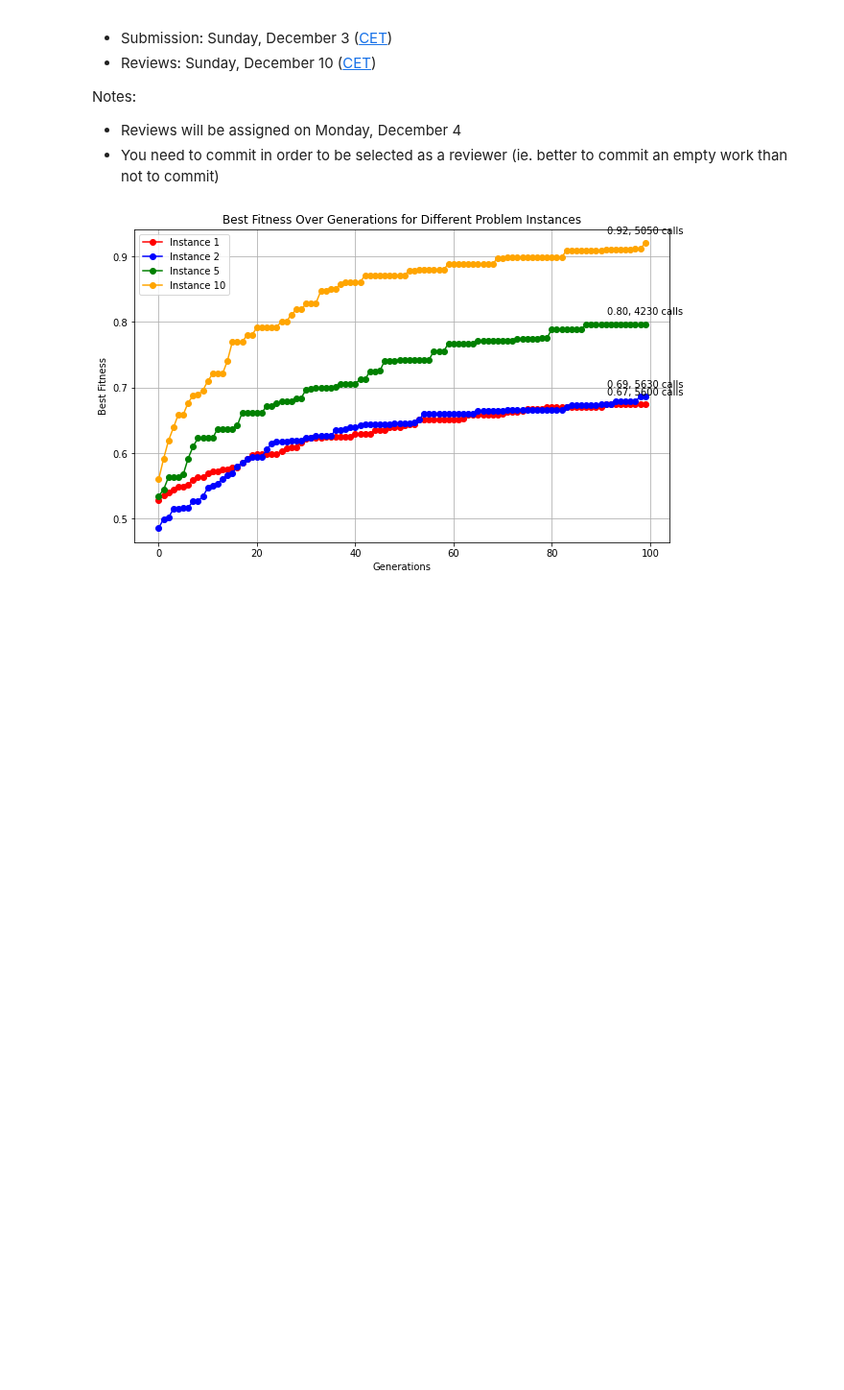
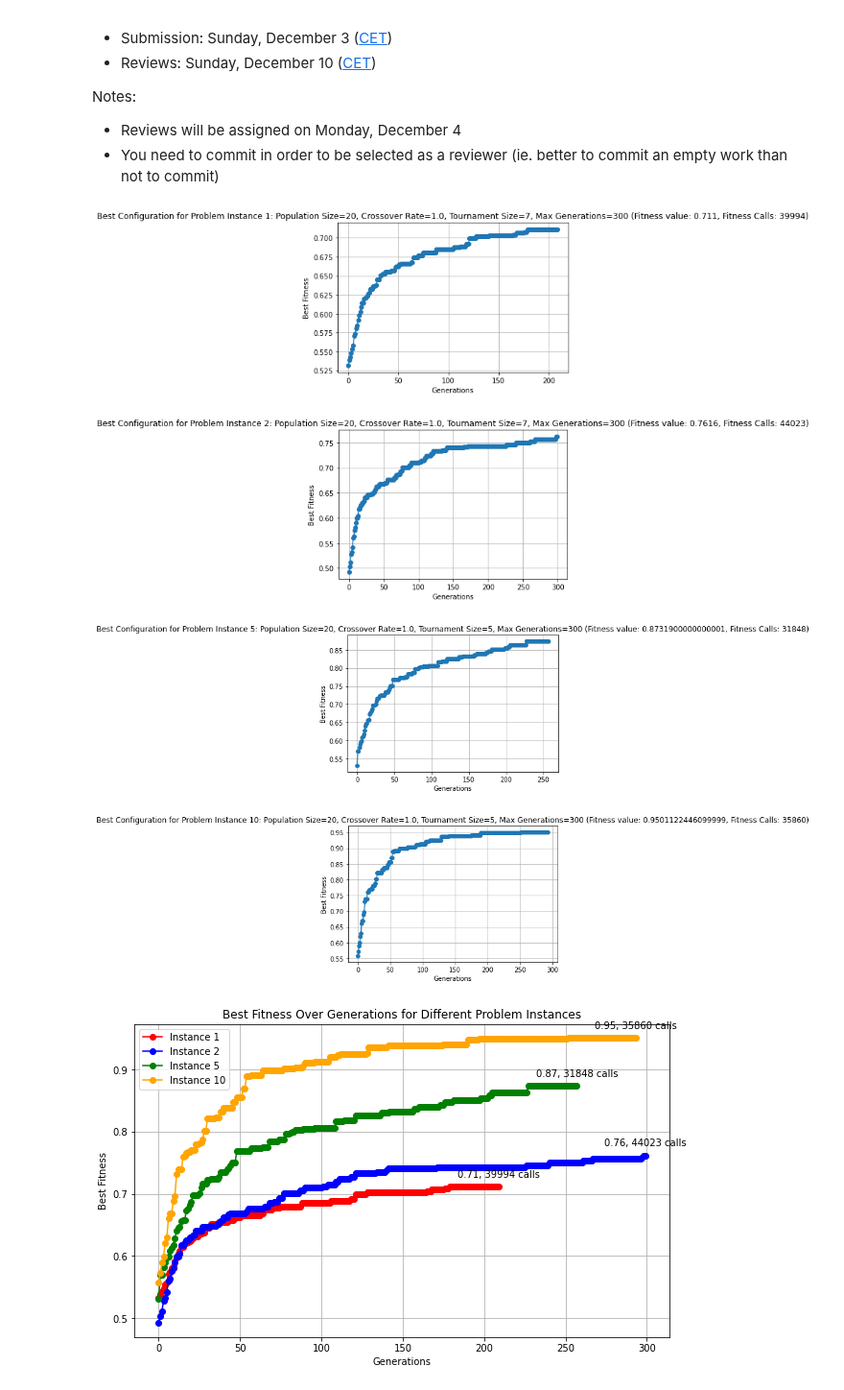
Before and after one commit to s316467/Computational-Intelligence-23-24, a Jupyter notebook: Labs/Lab9/lab2.ipynb, the cells around one changed output. Shown at 96% size. Saved outputs shown, nothing was run; the diff lists cells and outputs as text; code cells hidden in the pictures; blank space fills up the shorter version.

```diff
--- a/Labs/Lab9/lab2.ipynb
+++ b/Labs/Lab9/lab2.ipynb
@@ -91,10 +91,11 @@ tournament_sizes = [3, 5, 7] # Advised by professor
 problem_instances = [1, 2, 5, 10] # Requirement of the assignment
 
 # Parameter (modifiable)
-max_generations = [100] # Other iterations number are too long to run
-population_sizes = [10] # [50, 100, 200, 500] # unuseful most of the times trying with other settings
+lambda_ = 15  # Number of offspring, usually lambda > mu
+max_generations = [300] # Other iterations number are too long to run
+population_sizes = [20] # [50, 100, 200, 500] # also called mi # unuseful most of the times trying with other settings
 crossover_rates = [0.6, 0.8, 1.0]
-convergence_threshold = 10  # Number of generations without improvement to trigger termination
+convergence_threshold = 30  # Number of generations without improvement to trigger termination
 
 # Record keeping
 best_fitness_per_instance_and_combination = {}
@@ -140,13 +141,20 @@ for problem_instance_number in problem_instances:
                 elite = elitism(population, fitness_values)
                 new_population = elite.copy()
 
-                while len(new_population) < population_size:
+                # Create offspring through crossover and mutation
+                offspring = []
+                while len(offspring) < lambda_:
                     parent1, parent2 = tournament_selection(population, fitness_values, tournament_size)
                     child = crossover(parent1, parent2, crossover_rate)
                     child = mutate(child, mutation_rate)
-                    new_population.append(child)
+                    offspring.append(child)
 
-                population = new_population[:population_size]
+                combined_population = new_population + offspring
+
+                combined_fitness_values = [fitness_cache.setdefault(tuple(individual), fitness_function(individual)) for individual in combined_population]
+
+                sorted_combined = sorted(zip(combined_population, combined_fitness_values), key=lambda x: x[1], reverse=True)
+                population = [individual for individual, _ in sorted_combined[:population_size]]
 
             total_fitness_calls = fitness_function.calls
             key = (problem_instance_number, population_size, crossover_rate, tournament_size, max_generation)
@@ -191,35 +199,51 @@ for problem_instance_number in problem_instances:
         plt.grid(True)
         plt.show()
 """
+# Plotting the highest fitness for each problem instance
+for problem_instance_number in problem_instances:
+    highest_fitness, configuration, fitness_calls = highest_fitness_per_instance[problem_instance_number]
+    if configuration:
+        plt.figure()
+        plt.plot(range(len(fitness_history_per_combination[configuration])), fitness_history_per_combination[configuration], marker='o')
+        title = f"Best Configuration for Problem Instance {problem_instance_number}: Population Size={configuration[1]}, Crossover Rate={configuration[2]}, Tournament Size={configuration[3]}, Max Generations={configuration[4]} (Fitness value: {highest_fitness}, Fitness Calls: {fitness_calls})"
+        plt.title(title)
+        plt.xlabel("Generations")
+        plt.ylabel("Best Fitness")
+        plt.grid(True)
+        plt.show()
 
 # Collecting fitness histories for each problem instance
 fitness_histories = {problem_instance: fitness_history_per_combination[highest_fitness_per_instance[problem_instance][1]]
                      for problem_instance in problem_instances}
 
 # Define a list of distinct colors for each problem instance
 colors = ['red', 'blue', 'green', 'orange']  # Adjust colors as needed
 
 plt.figure(figsize=(10, 6))
 
 # Plotting the highest fitness for each problem instance on the same graph
 for i, problem_instance in enumerate(problem_instances):
     fitness_history = fitness_histories[problem_instance]
     highest_fitness, configuration, fitness_calls = highest_fitness_per_instance[problem_instance]
 
     # Plot the fitness history
     plt.plot(range(len(fitness_history)), fitness_history, marker='o', color=colors[i], label=f'Instance {problem_instance}')
 
     # Annotation for the last point
     last_gen = len(fitness_history) - 1
     last_fitness = fitness_history[-1]
     annotation_text = f"{highest_fitness:.2f}, {fitness_calls} calls"
     plt.annotate(annotation_text, (last_gen, last_fitness), textcoords="offset points", xytext=(0,10), ha='center')
 
 plt.title("Best Fitness Over Generations for Different Problem Instances")
 plt.xlabel("Generations")
 plt.ylabel("Best Fitness")
 plt.grid(True)
 plt.legend()  # Display a legend to identify problem instances
 plt.show()
 # %% [output]
-[figure, old version]
+[figure, new version]
+[figure, added]
+[figure, added]
+[figure, added]
+[figure, added]
```
